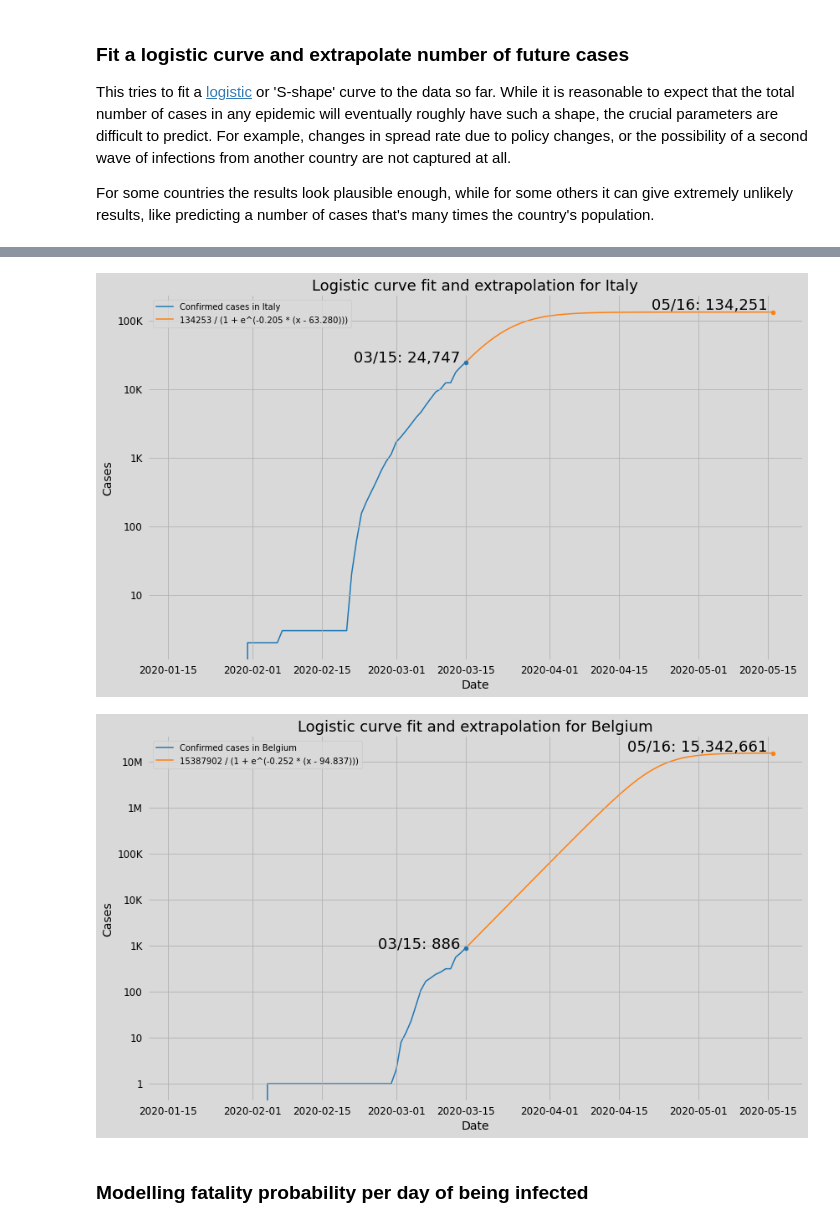
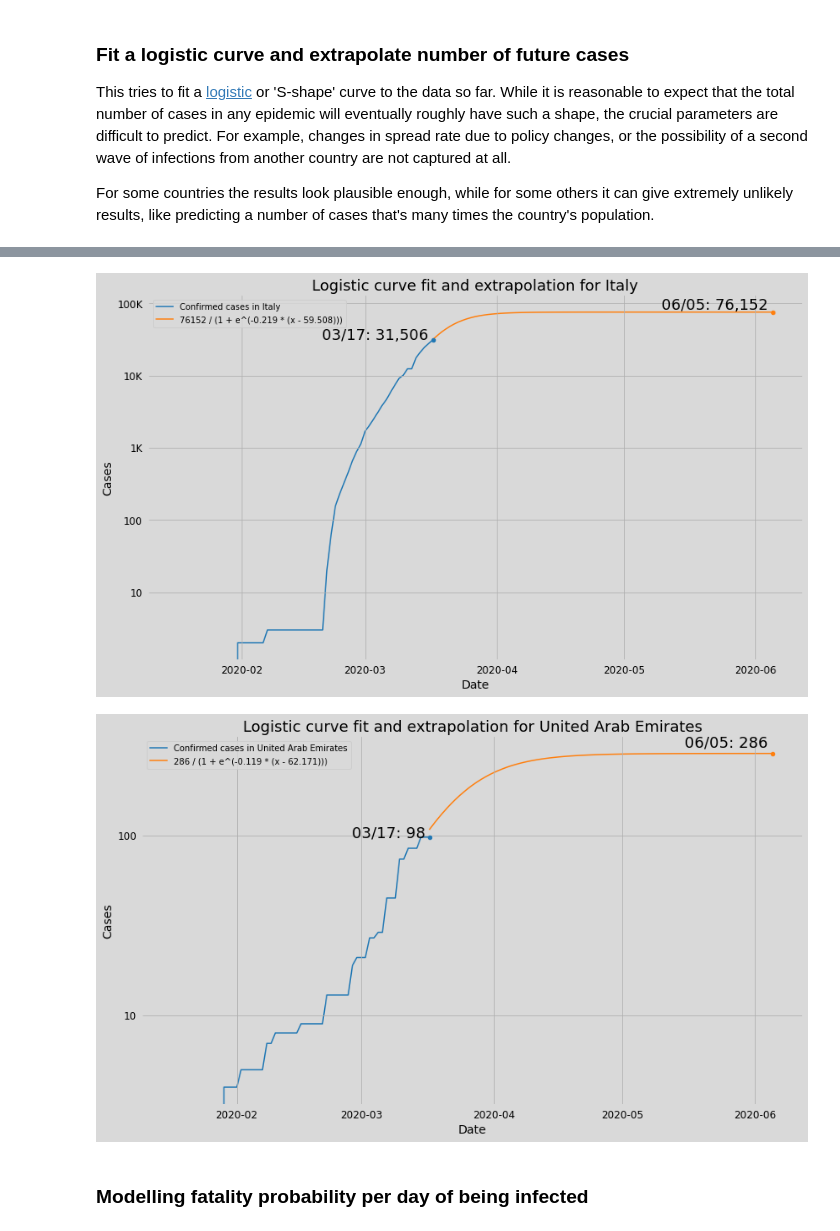
Before and after one commit to JeroenKools/covid19, a Jupyter notebook: COVID-19.ipynb, the cells around one changed output, grey strips where cells are left out. Drawn from its saved outputs; the diff is of its cells as text; code cells hidden in the pictures.

Commit message:
march 17 data

```diff
--- a/COVID-19.ipynb
+++ b/COVID-19.ipynb
@@ -171,7 +171,7 @@ This tries to fit a [logistic](https://en.wikipedia.org/wiki/Logistic_function)
 
 For some countries the results look plausible enough, while for some others it can give extremely unlikely results, like predicting a number of cases that's many times the country's population.
 # %%
-data.curve_fit("US", days=120)
-data.curve_fit("Italy", days=120)
-data.curve_fit("Belgium", days=120)
+data.curve_fit("US", days=140)
+data.curve_fit("Italy", days=140)
+data.curve_fit("United Arab Emirates", days=140)
 # %% [output]
@@ -179,5 +179,5 @@ data.curve_fit("Belgium", days=120)
-[figure, old version]
+[figure, new version]
-[figure, old version]
+[figure, new version]
 # %% [markdown]
 ### Modelling fatality probability per day of being infected
 # %%
```
Also changed, not shown: parts of 10 cells of this notebook.
